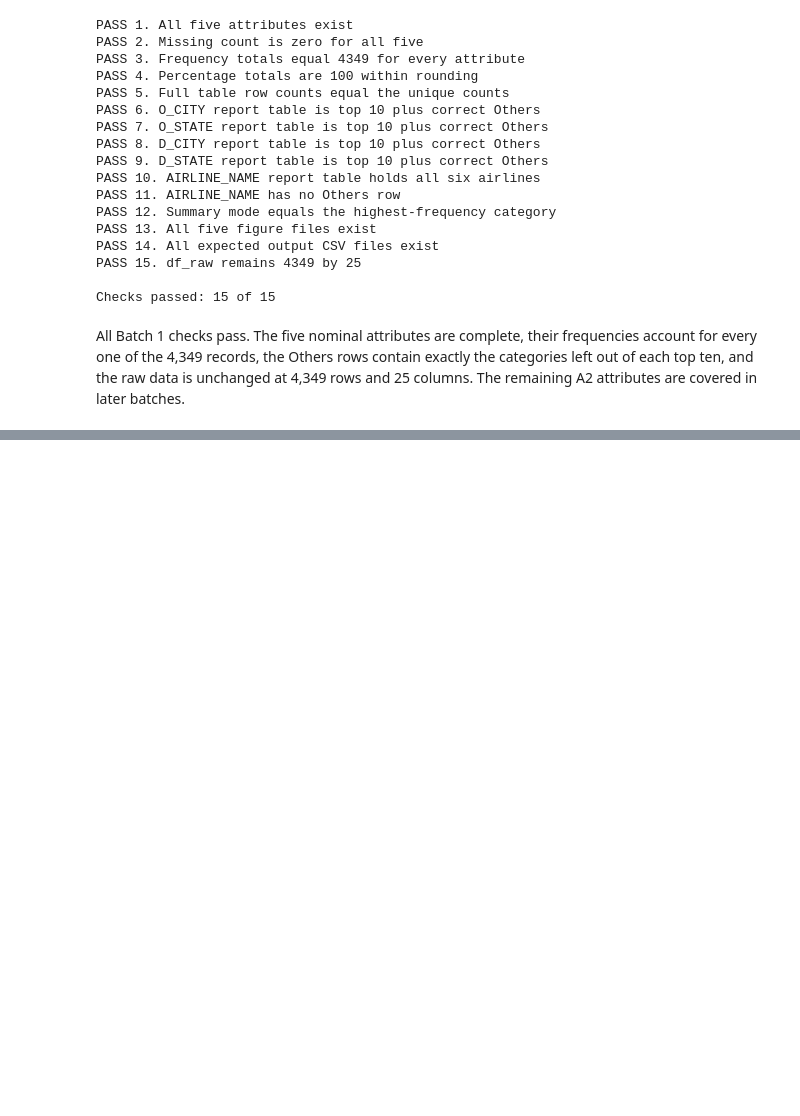
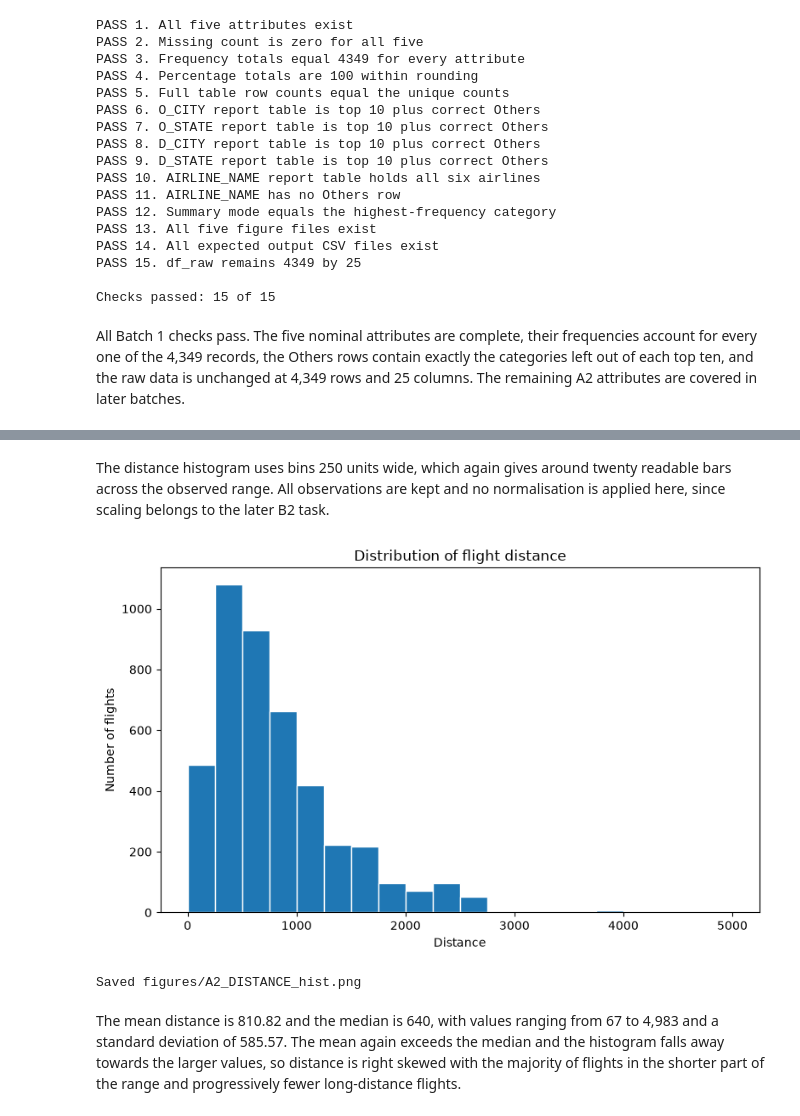
Before and after one commit to le23967/31250-assignment2-25740123, a Jupyter notebook: ida_25740123.ipynb, the cells around one changed output, grey strips where cells are left out. Saved outputs shown, nothing was run; the diff lists cells and outputs as text; code cells hidden in the pictures; blank space fills up the shorter version.

```diff
--- a/ida_25740123.ipynb
+++ b/ida_25740123.ipynb
@@ -1226,0 +1404,13 @@ All Batch 1 checks pass. The five nominal attributes are complete, their frequen
+# %% [markdown]
+The distance histogram uses bins 250 units wide, which again gives around twenty readable bars across the observed range. All observations are kept and no normalisation is applied here, since scaling belongs to the later B2 task.
+# %%
+distance_bins = np.arange(0, 5001, 250)  # 250 unit wide bins covering 67 to 4983
+
+save_histogram("DISTANCE", distance_bins,
+               "Distribution of flight distance",
+               "Distance")
+# %% [output]
+[figure, added]
+Saved figures/A2_DISTANCE_hist.png
+# %% [markdown]
+The mean distance is 810.82 and the median is 640, with values ranging from 67 to 4,983 and a standard deviation of 585.57. The mean again exceeds the median and the histogram falls away towards the larger values, so distance is right skewed with the majority of flights in the shorter part of the range and progressively fewer long-distance flights.
```
Also changed, not shown: parts of 35 cells of this notebook, 11 other files.
